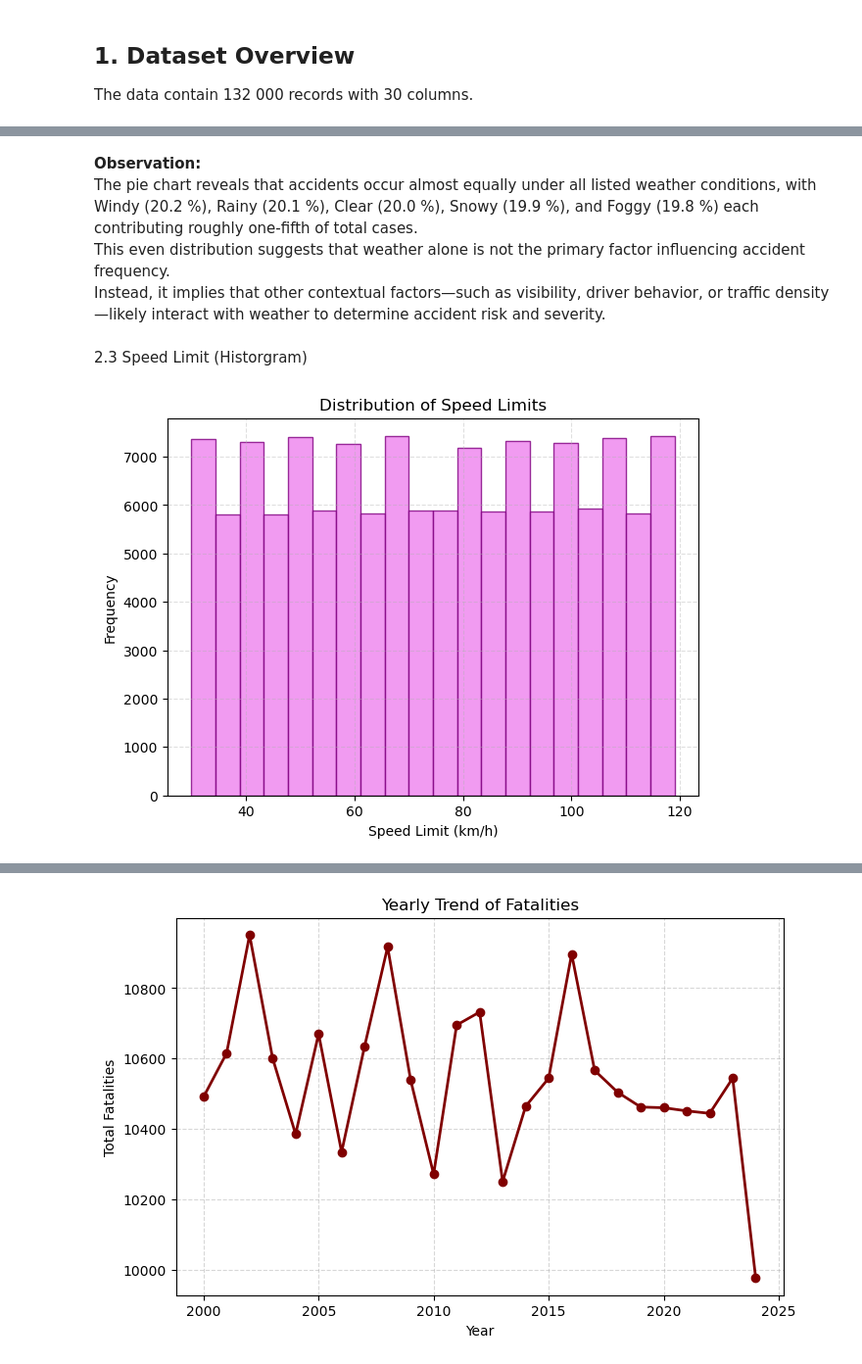
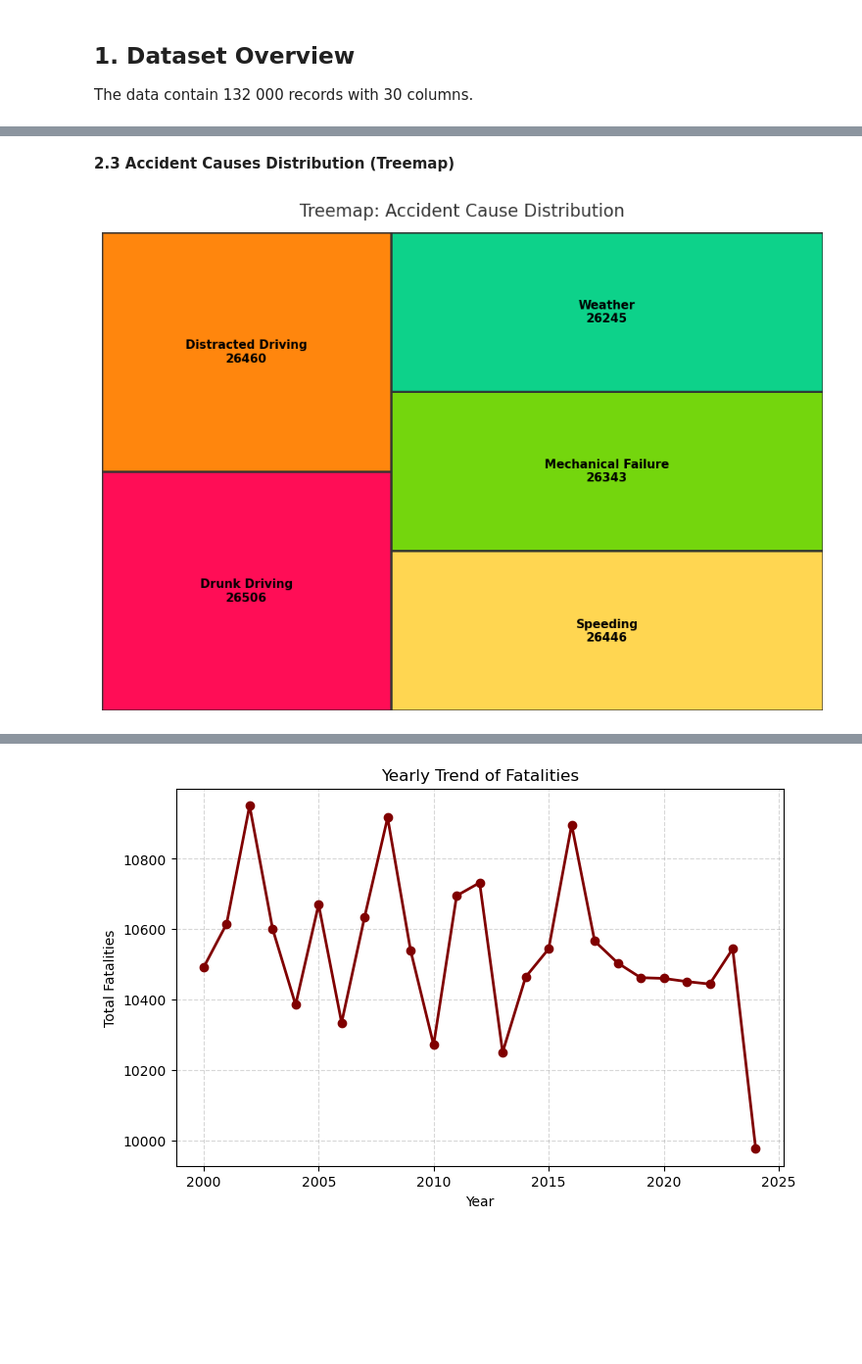
Before and after one commit to iamnotchris14/RoadAccidentDataset, a Jupyter notebook: road_accident_eda.ipynb, the cells around one changed output, grey strips where cells are left out. Shown: that part at 98% size. Saved outputs shown, nothing was run; the diff lists cells and outputs as text; code cells hidden in the pictures; blank space fills up the shorter version.

```diff
--- a/road_accident_eda.ipynb
+++ b/road_accident_eda.ipynb
@@ -67,18 +119,45 @@ plt.show()
-# %% [markdown]
-**Observation:**
-The pie chart reveals that accidents occur almost equally under all listed weather conditions, with Windy (20.2 %), Rainy (20.1 %), Clear (20.0 %), Snowy (19.9 %), and Foggy (19.8 %) each contributing roughly one-fifth of total cases.
-This even distribution suggests that weather alone is not the primary factor influencing accident frequency.
-Instead, it implies that other contextual factors—such as visibility, driver behavior, or traffic density—likely interact with weather to determine accident risk and severity.
 # %% [markdown]
-2.3 Speed Limit (Historgram)
+**2.3 Accident Causes Distribution (Treemap)**
 # %%
-# Speed Limit Distribution
-plt.figure(figsize=(7,5))
-plt.hist(df["Speed Limit"], bins=20, color="violet", edgecolor="purple", alpha=0.8)
-plt.title("Distribution of Speed Limits")
-plt.xlabel("Speed Limit (km/h)")
-plt.ylabel("Frequency")
-plt.grid(alpha=0.4, linestyle="--")
+import matplotlib.pyplot as plt
+import squarify
+
+# --- Count each accident cause ---
+cause_data = df["Accident Cause"].value_counts().reset_index()
+cause_data.columns = ["Accident Cause", "Count"]
+
+# Label
+cause_data["Label"] = (
+    cause_data["Accident Cause"] + "\n" +
+    cause_data["Count"].astype(str)
+)
+
+# 🎨 SWEET PALETTE
+sweet_colors = [
+    "#FF004D",
+    "#FF8000",
+    "#FFD447",
+    "#6CD400",
+    "#00D084",
+]
+
+# Map colors to causes (cycle if needed)
+colors = [sweet_colors[i % len(sweet_colors)] for i in range(len(cause_data))]
+
+# --- Treemap ---
+plt.figure(figsize=(12, 8))
+squarify.plot(
+    sizes=cause_data["Count"],
+    label=cause_data["Label"],
+    color=colors,
+    alpha=0.95,
+    edgecolor="#333333",
+    linewidth=2,
+    text_kwargs={'fontsize': 11, 'color': '#000000', 'weight': 'bold'}
+)
+
+plt.title("Treemap: Accident Cause Distribution", fontsize=16, pad=15, color="#333")
+plt.axis("off")
 plt.show()
 # %% [output]
-[figure, old version]
+[figure, new version]
```
Also changed, not shown: parts of 27 cells of this notebook.
